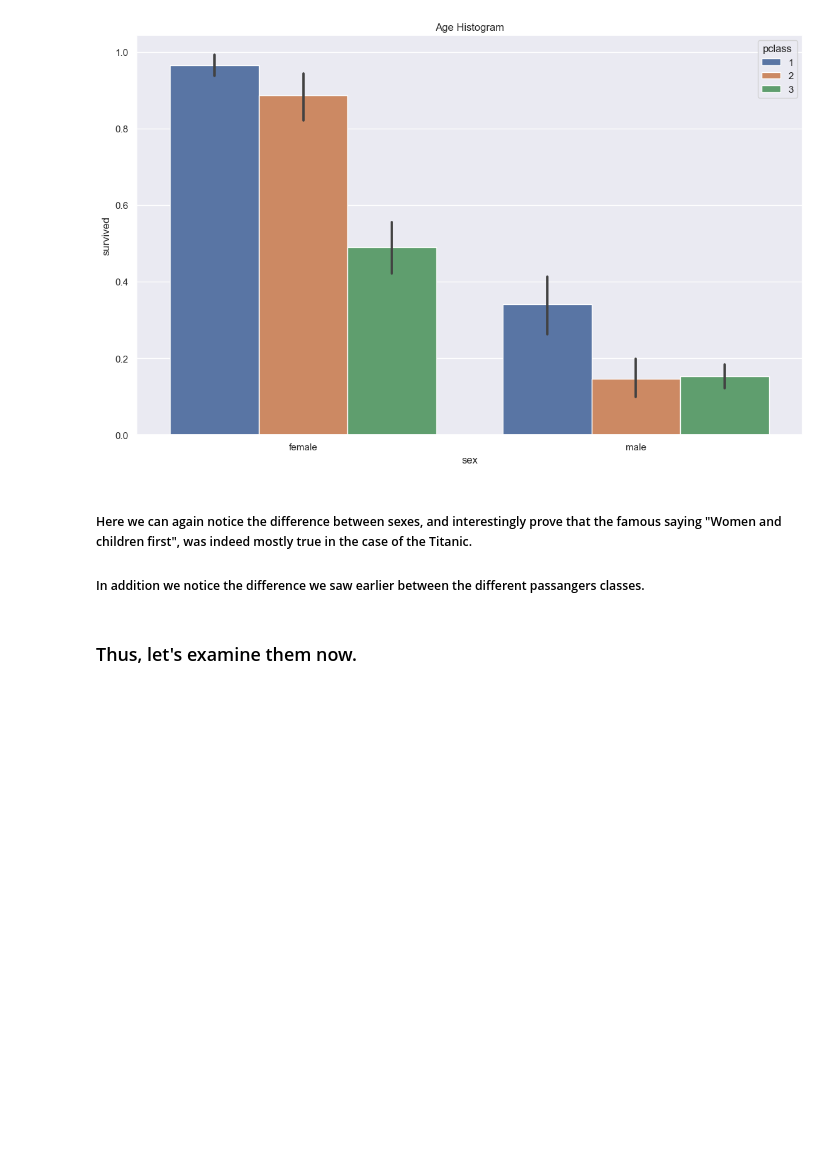
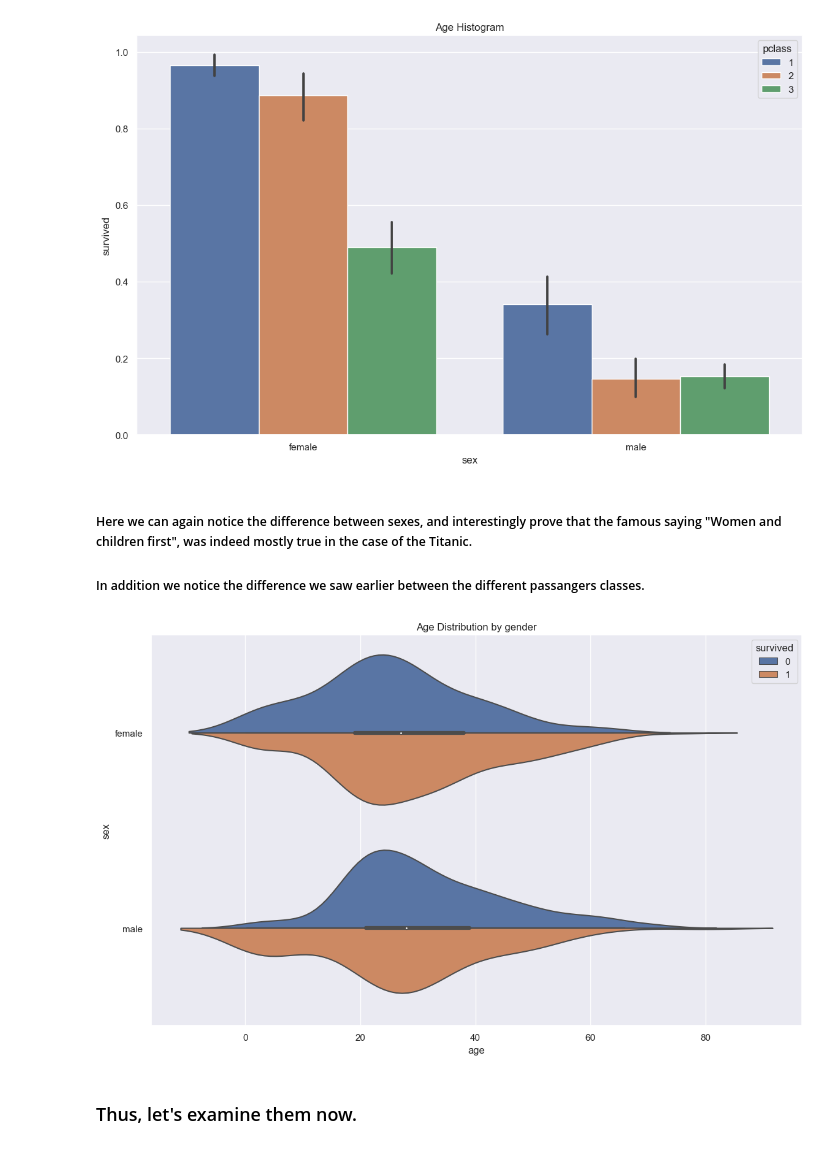
Before and after one commit to jony3004/CV_training, a Jupyter notebook: basic/python/Titanic Files/Titanic.ipynb, the cells around one changed output. Cells and saved outputs as stored; diff of their text form; code cells hidden in the pictures; blank space fills up the shorter version.

Commit message:
Commit of titanic final graphs and the answers for DS Part 0

```diff
--- a/basic/python/Titanic Files/Titanic.ipynb
+++ b/basic/python/Titanic Files/Titanic.ipynb
@@ -185,6 +219,10 @@ sns.barplot(data = titanic_full_data, x = "sex", y = "survived", hue="pclass").s
 # %% [markdown]
 ##### Here we can again notice the difference between sexes, and interestingly prove that the famous saying "Women and children first", was indeed mostly true in the case of the Titanic.
 ##### In addition we notice the difference we saw earlier between the different passangers classes.
+# %%
+sns.violinplot(data = titanic_full_data, x="age", y = "sex", hue = "survived", split=True).set(title="Age Distribution by gender");
+# %% [output]
+[figure, added]
 # %% [markdown]
 ### Thus, let's examine them now.
 # %%
```
Also changed, not shown: parts of 6 cells of this notebook, 2 other files.
